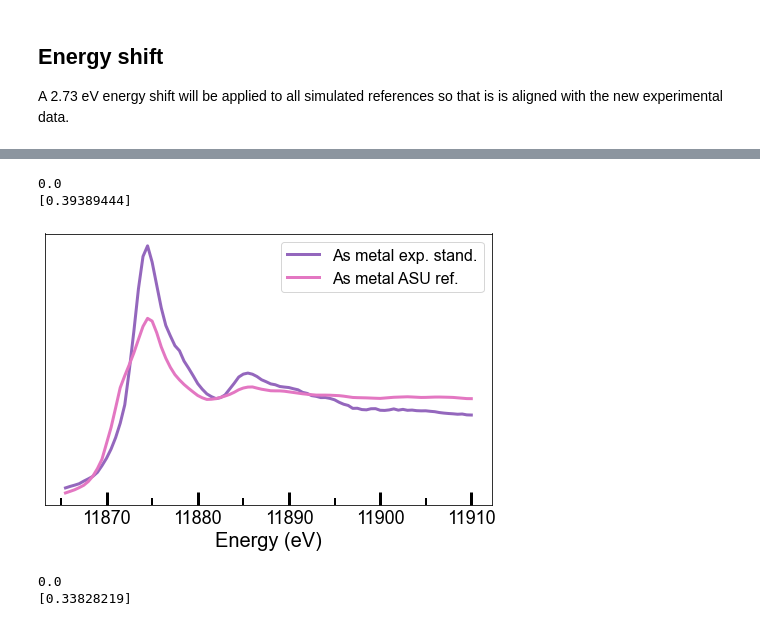
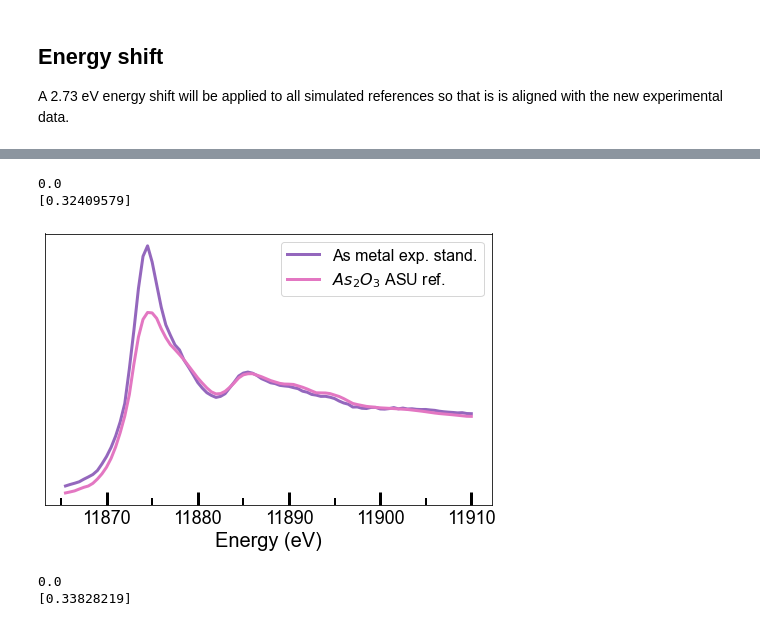
Before and after one commit to stetef/Energy-Point-Selection, a Jupyter notebook: Data Analysis.ipynb, the cells around one changed output, grey strips where cells are left out. Cells and saved outputs as stored; diff of their text form; code cells hidden in the pictures.

```diff
--- a/Data Analysis.ipynb
+++ b/Data Analysis.ipynb
@@ -176,33 +185,37 @@ Refs = interperlator(Energy)
 # %%
 fig, ax = plt.subplots(figsize=(8, 5))
 
 x1, y1 = get_xy_from_colms(dfs[0], 'Energy (keV)', 'I_0 (a.u.)')
 x1 = x1[bool_arr]
 y1 = y1[bool_arr]
 label = standards[0] + ' exp. stand.'
+
 ax.plot(x1, y1, '-', linewidth=3, c=plt.cm.tab20(8), label=label)
 
+#x2 = Energy
+#y2 = Refs[22]
+#label = 'As metal ASU ref.'
+
 x2 = Energy
-y2 = Refs[22]
-#y2 = y2 / np.max(y2)
-label = 'As metal ASU ref.'
+y2 = Refs[24]
+label = '$As_2O_3$ ASU ref.'
 
 delta_E = x1[np.argmax(y1)] - x2[np.argmax(y2)]
 print(delta_E)
 
 alpha = get_scale(y2, y1)
 print(alpha)
 y2 = alpha*y2
 
 ax.plot(x2, y2, '-', linewidth=3, c=plt.cm.tab20(12), label=label)
 
 ax.legend(fontsize=16, loc='upper right')
 format_axis(ax, ticks=(5,10))
 plt.savefig('Figures/As_metal_exp_comparison.png', dpi=800, transparent=True)
 # %% [output]
 0.0
-[0.39389444]
+[0.32409579]
-[figure, old version]
+[figure, new version]
 # %%
 fig, ax = plt.subplots(figsize=(8, 5))
 
```
Also changed, not shown: parts of 19 cells of this notebook, 18 other files.
